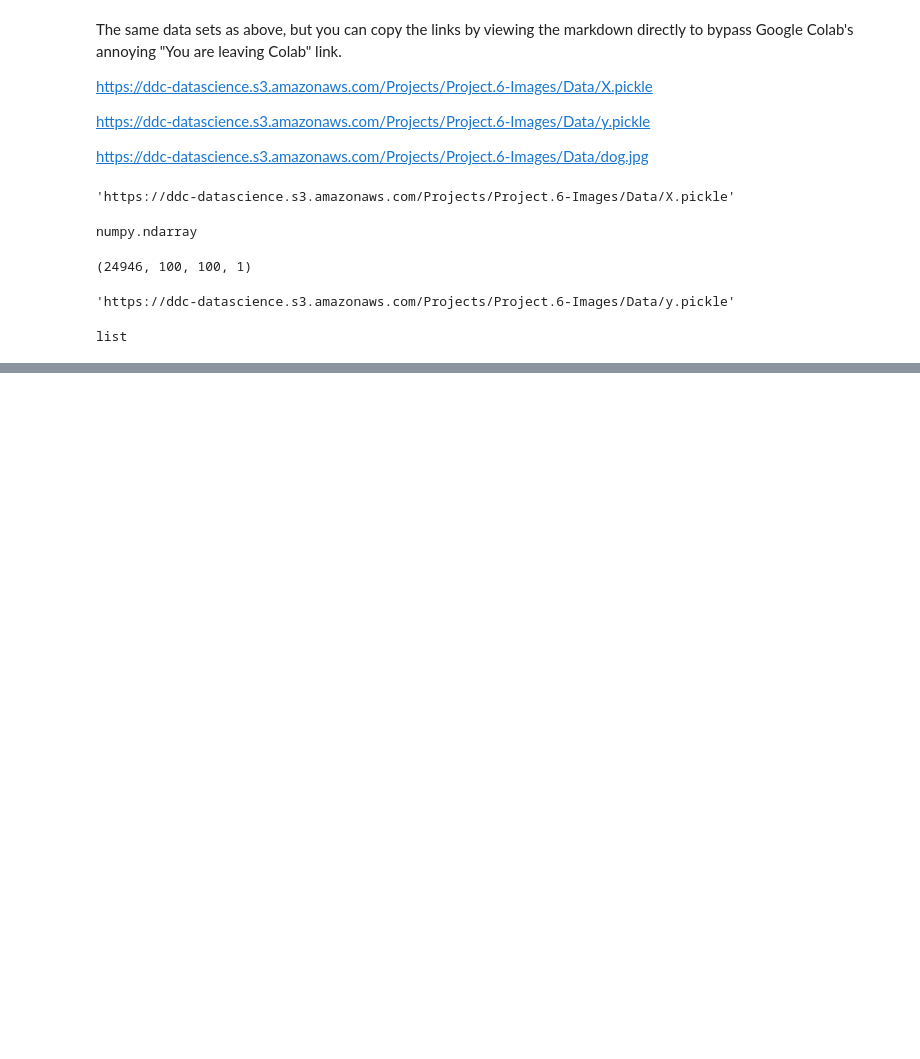
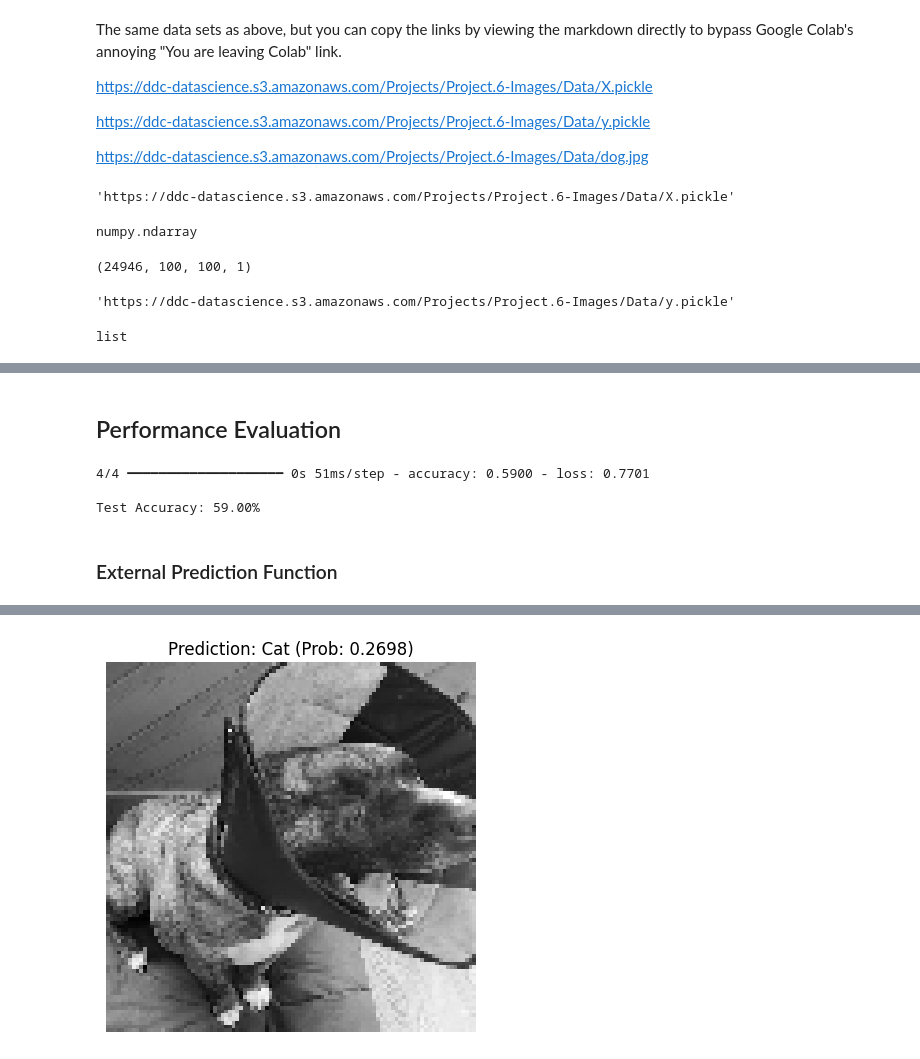
Before and after one commit to ikoghoddds-bit/Data-Science-Portfolio-C21, a Jupyter notebook: Projects/Project-6/Images-Description.for.Students_Pass_1.ipynb, the cells around one changed output, grey strips where cells are left out. Cells and saved outputs as stored; diff of their text form; code cells hidden in the pictures; blank space fills up the shorter version.

```diff
--- a/Projects/Project-6/Images-Description.for.Students_Pass_1.ipynb
+++ b/Projects/Project-6/Images-Description.for.Students_Pass_1.ipynb
@@ -52,0 +156,8 @@ image_url = ''
+# %%
+# Compile the Engine
+
+model.compile(optimizer='adam',
+              loss='binary_crossentropy',
+              metrics=['accuracy'])
+
+model.summary()
@@ -52,0 +188,4 @@ image_url = ''
+# %%
+# Fit the Model
+
+history = model.fit(X_train, y_train, epochs=10, validation_data=(X_test, y_test), batch_size=32)
@@ -52,0 +213,46 @@ image_url = ''
+# %% [markdown]
+## Performance Evaluation
+# %%
+# Evaluate Performance
+
+loss, accuracy = model.evaluate(X_test, y_test)
+print(f"\nTest Accuracy: {accuracy*100:.2f}%")
+# %% [output]
+4/4 ━━━━━━━━━━━━━━━━━━━━ 0s 51ms/step - accuracy: 0.5900 - loss: 0.7701
+
+Test Accuracy: 59.00%
+# %% [markdown]
+### External Prediction Function
+# %%
+def predict_external_image(image_url, current_model):
+
+    # Download and read the image
+
+    req = urllib.request.urlopen(image_url)
+    arr = np.asarray(bytearray(req.read()), dtype=np.uint8)
+    img = cv2.imdecode(arr, cv2.IMREAD_GRAYSCALE) # Read as grayscale
+
+    # Resize to 100x100 to match model input
+
+    img_resized = cv2.resize(img, (100, 100))
+
+    # Scale and reshape to 4D array (1, 100, 100, 1)
+
+    img_scaled = img_resized / 255.0
+    img_reshaped = img_scaled.reshape(1, 100, 100, 1)
+
+    # Predict
+
+    prediction = current_model.predict(img_reshaped)[0][0]
+    predicted_class = "Dog" if prediction > 0.5 else "Cat"
+
+    plt.imshow(img_resized, cmap='gray')
+    plt.title(f"Prediction: {predicted_class} (Prob: {prediction:.4f})")
+    plt.axis('off')
+    plt.show()
+# %%
+# Test the function with the provided dog image
+
+dog_url = "https://ddc-datascience.s3.amazonaws.com/Projects/Project.6-Images/Data/dog.jpg"
+predict_external_image(dog_url, model)
+# %% [output]
@@ -52,0 +260 @@ image_url = ''
+[figure, added]
```
Also changed, not shown: parts of 32 cells of this notebook.
